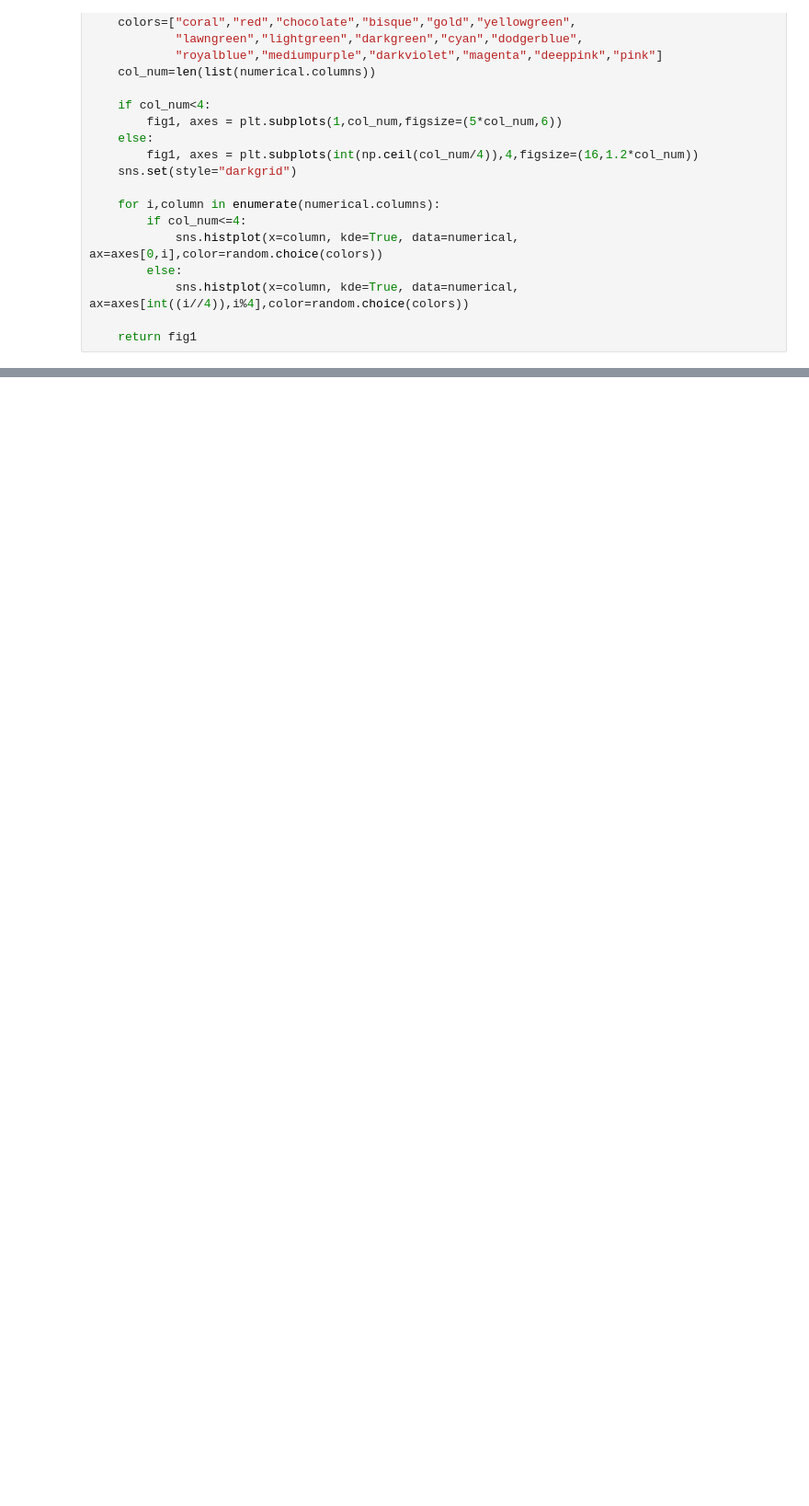
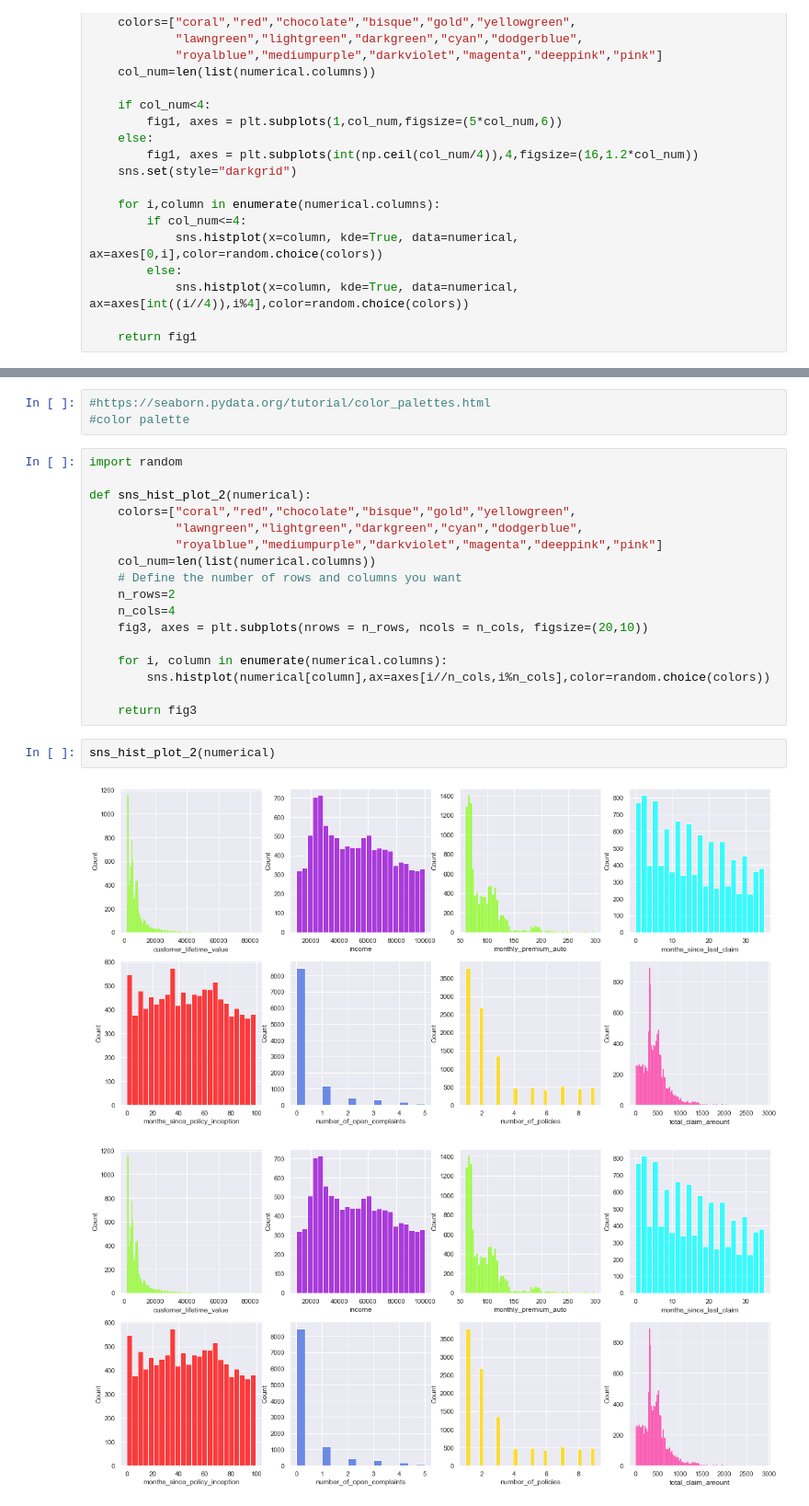
Before and after one commit to Danielaafig/IronDanielaFLabs, a Jupyter notebook: 2_Week/Customer_Analysis_Case_Study/2 Week_Day 3 .ipynb, the cells around one changed output, grey strips where cells are left out. Shown at 92% size. Saved outputs shown, nothing was run; the diff lists cells and outputs as text; blank space fills up the shorter version.

```diff
--- a/2_Week/Customer_Analysis_Case_Study/2 Week_Day 3 .ipynb
+++ b/2_Week/Customer_Analysis_Case_Study/2 Week_Day 3 .ipynb
@@ -242,0 +228,25 @@ plot_geral
+# %%
+#https://seaborn.pydata.org/tutorial/color_palettes.html
+#color palette
+# %%
+import random
+
+def sns_hist_plot_2(numerical):
+    colors=["coral","red","chocolate","bisque","gold","yellowgreen",
+            "lawngreen","lightgreen","darkgreen","cyan","dodgerblue",
+            "royalblue","mediumpurple","darkviolet","magenta","deeppink","pink"]
+    col_num=len(list(numerical.columns))
+    # Define the number of rows and columns you want
+    n_rows=2
+    n_cols=4
+    fig3, axes = plt.subplots(nrows = n_rows, ncols = n_cols, figsize=(20,10))
+
+    for i, column in enumerate(numerical.columns):
+        sns.histplot(numerical[column],ax=axes[i//n_cols,i%n_cols],color=random.choice(colors))
+
+    return fig3
+# %%
+sns_hist_plot_2(numerical)
+# %% [output]
+[figure, added]
+[figure, added]
```
Also changed, not shown: parts of 6 cells of this notebook.
